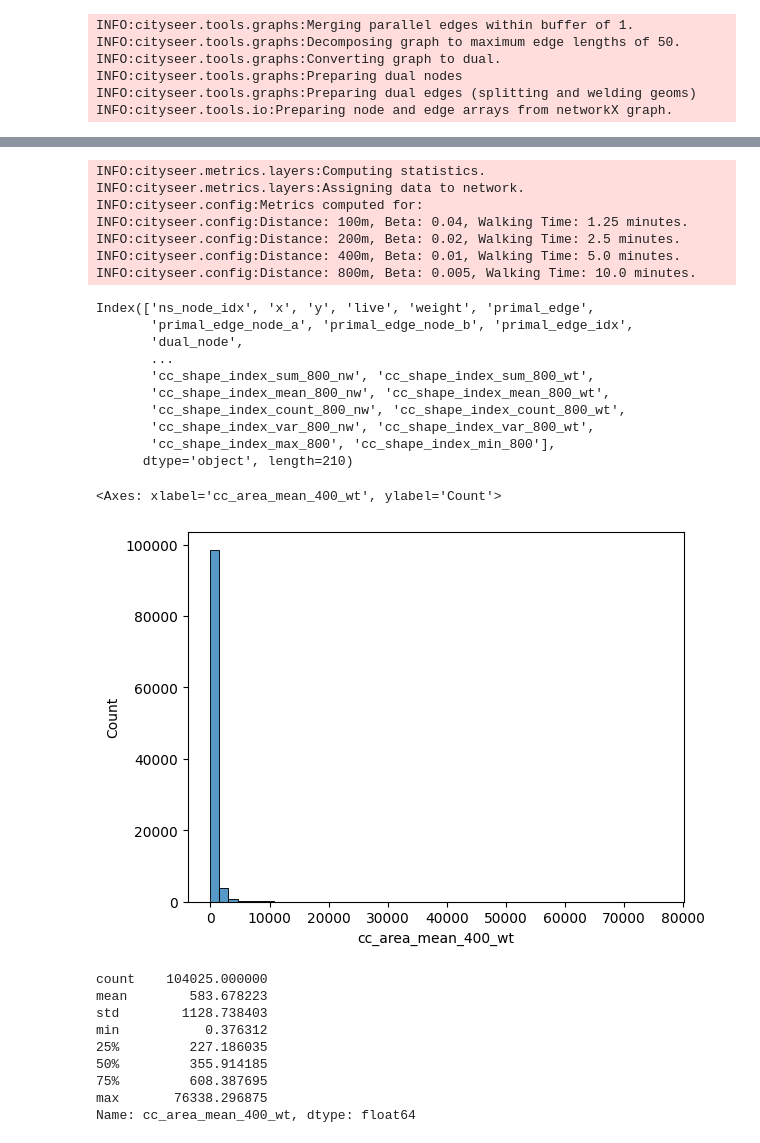
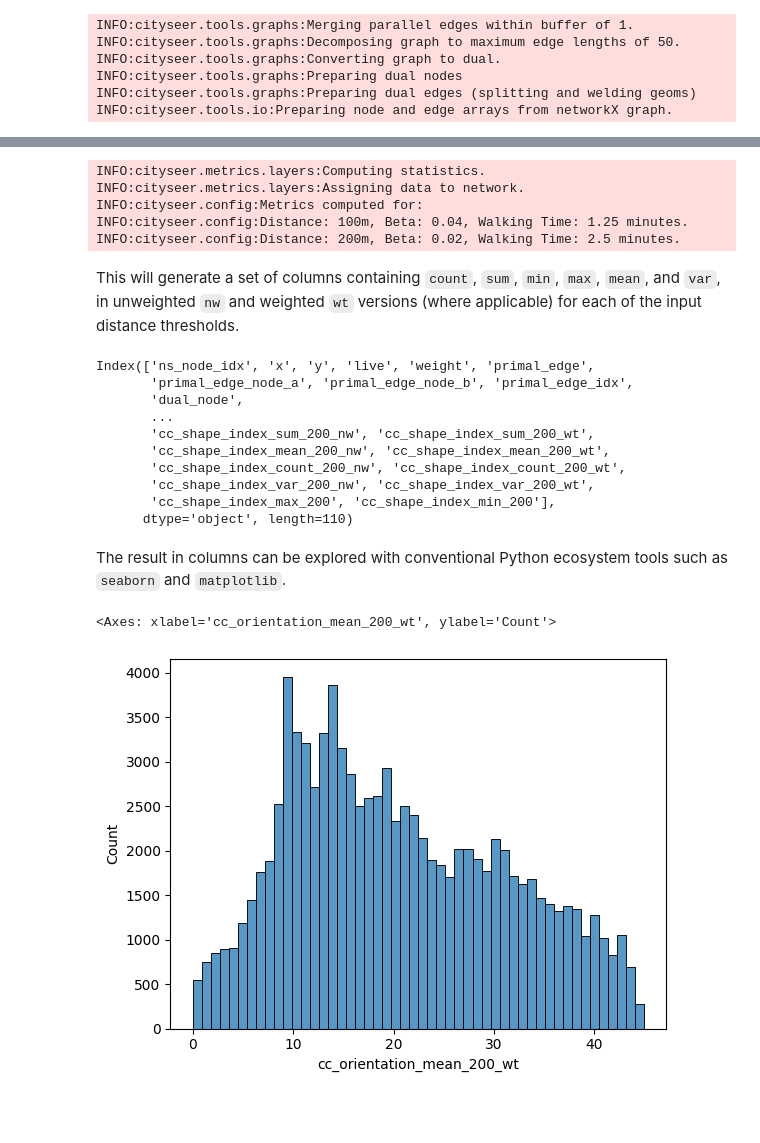
Before and after one commit to benchmark-urbanism/cityseer-examples, a Jupyter notebook: recipes/stats/gpd_stats.ipynb, the cells around one changed output, grey strips where cells are left out. Drawn from its saved outputs; the diff is of its cells as text; code cells hidden in the pictures; blank space fills up the shorter version.

```diff
--- a/recipes/stats/gpd_stats.ipynb
+++ b/recipes/stats/gpd_stats.ipynb
@@ -30,6 +41,5 @@ bldgs_gpd.head()
 # %%
-# compute pub accessibility
-distances = [100, 200, 400, 800]
+distances = [100, 200]
 nodes_gdf, bldgs_gpd = layers.compute_stats(
     bldgs_gpd,
     stats_column_labels=[
@@ -49,8 +59,8 @@ INFO:cityseer.metrics.layers:Assigning data to network.
 INFO:cityseer.config:Metrics computed for:
 INFO:cityseer.config:Distance: 100m, Beta: 0.04, Walking Time: 1.25 minutes.
 INFO:cityseer.config:Distance: 200m, Beta: 0.02, Walking Time: 2.5 minutes.
-INFO:cityseer.config:Distance: 400m, Beta: 0.01, Walking Time: 5.0 minutes.
-INFO:cityseer.config:Distance: 800m, Beta: 0.005, Walking Time: 10.0 minutes.
+# %% [markdown]
+This will generate a set of columns containing `count`, `sum`, `min`, `max`, `mean`, and `var`, in unweighted `nw` and weighted `wt` versions (where applicable) for each of the input distance thresholds.
 # %%
 nodes_gdf.columns
 # %% [output]
@@ -58,35 +68,23 @@ Index(['ns_node_idx', 'x', 'y', 'live', 'weight', 'primal_edge',
        'primal_edge_node_a', 'primal_edge_node_b', 'primal_edge_idx',
        'dual_node',
        ...
-       'cc_shape_index_sum_800_nw', 'cc_shape_index_sum_800_wt',
-       'cc_shape_index_mean_800_nw', 'cc_shape_index_mean_800_wt',
-       'cc_shape_index_count_800_nw', 'cc_shape_index_count_800_wt',
-       'cc_shape_index_var_800_nw', 'cc_shape_index_var_800_wt',
-       'cc_shape_index_max_800', 'cc_shape_index_min_800'],
-      dtype='object', length=210)
+       'cc_shape_index_sum_200_nw', 'cc_shape_index_sum_200_wt',
+       'cc_shape_index_mean_200_nw', 'cc_shape_index_mean_200_wt',
+       'cc_shape_index_count_200_nw', 'cc_shape_index_count_200_wt',
+       'cc_shape_index_var_200_nw', 'cc_shape_index_var_200_wt',
+       'cc_shape_index_max_200', 'cc_shape_index_min_200'],
+      dtype='object', length=110)
+# %% [markdown]
+The result in columns can be explored with conventional Python ecosystem tools such as `seaborn` and `matplotlib`.
 # %%
-import seaborn as sns
-
 sns.histplot(
     data=nodes_gdf,
-    x="cc_area_mean_400_wt",
+    x="cc_orientation_mean_200_wt",
     bins=50,
 )
 # %% [output]
-<Axes: xlabel='cc_area_mean_400_wt', ylabel='Count'>
+<Axes: xlabel='cc_orientation_mean_200_wt', ylabel='Count'>
-[figure, old version]
+[figure, new version]
-# %%
-nodes_gdf["cc_area_mean_400_wt"].describe()
-# %% [output]
-count    104025.000000
-mean        583.678223
-std        1128.738403
-min           0.376312
-25%         227.186035
-50%         355.914185
-75%         608.387695
-max       76338.296875
-Name: cc_area_mean_400_wt, dtype: float64
 # %%
 fig, ax = plt.subplots(1, 1, figsize=(8, 8), facecolor="#1d1d1d")
 nodes_gdf.plot(
```
Also changed, not shown: parts of 6 cells of this notebook, 5 other files.
